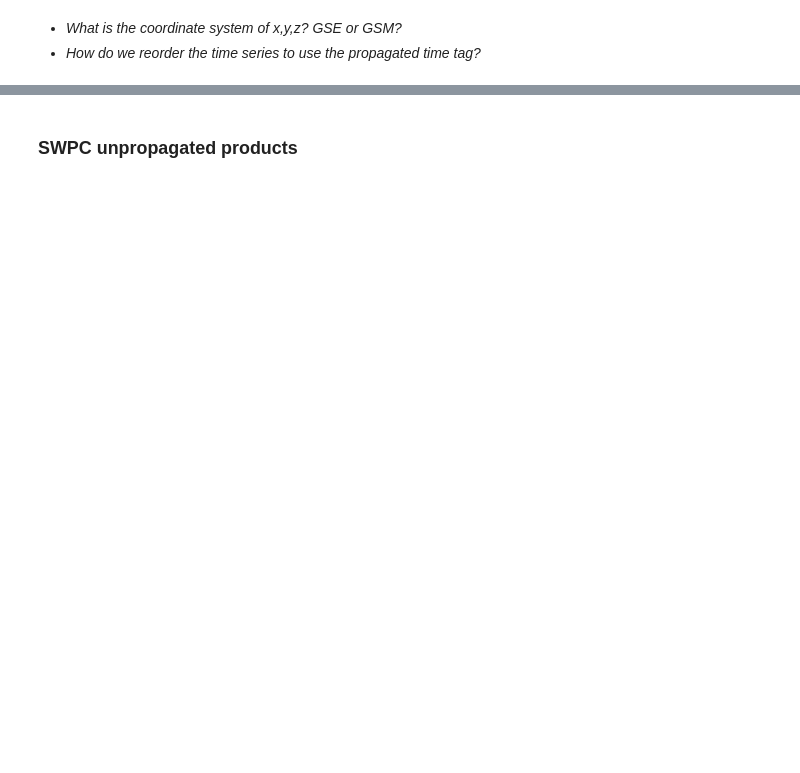
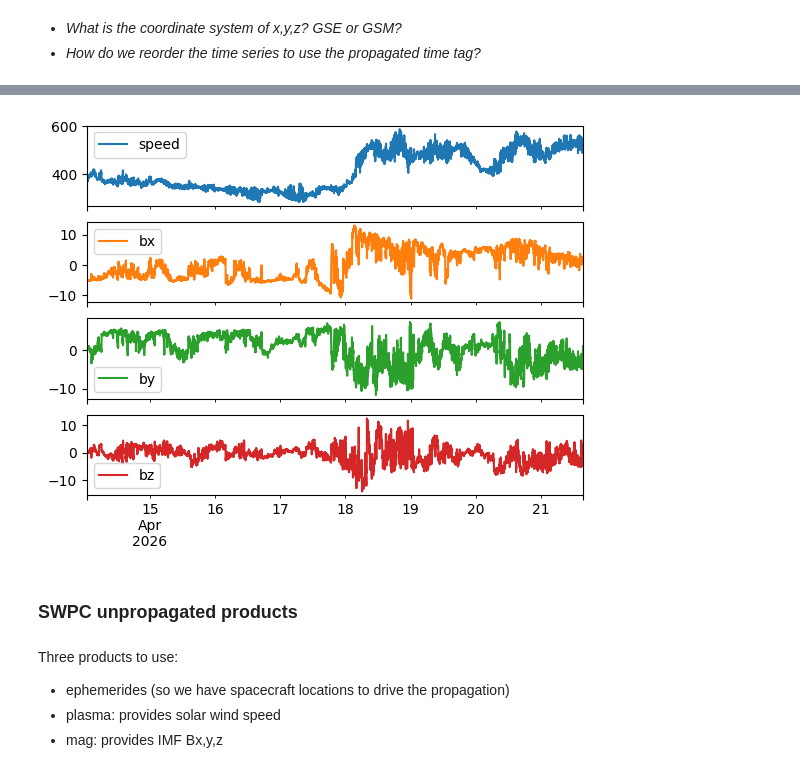
Before and after one commit to smithara/scratchpad, a Jupyter notebook: OMNI-and-RTSW/access-omni-and-rtsw.ipynb, the cells around one changed output, grey strips where cells are left out. Saved outputs shown, nothing was run; the diff lists cells and outputs as text; code cells hidden in the pictures; blank space fills up the shorter version.

```diff
--- a/OMNI-and-RTSW/access-omni-and-rtsw.ipynb
+++ b/OMNI-and-RTSW/access-omni-and-rtsw.ipynb
@@ -296,0 +332,32 @@ _ = df_propagated_solar_wind.plot(subplots=True)
+# %%
+def nanmean(series):
+    """Compute the mean of a pandas Series, ignoring NaN values."""
+    if series.isna().all() or len(series) == 0:
+        return np.nan
+    return series.mean(skipna=True)
+
+
+def reorder_series(df=df_propagated_solar_wind):
+    # Reorganise time series with "propagated_time_tag" as the index
+    df = df.copy()
+    df = df.drop(columns=["density", "temperature", "bt", "vx", "vy", "vz"])
+    df = df.set_index("propagated_time_tag")
+    df = df.sort_index()
+    # df = df[~df.index.duplicated(keep="first")]
+    # Eliminated duplicates within the same minute, by averaging them
+    df = df.resample("min").agg(nanmean)
+    # Generate new UTC-minute-aligned index within the interval
+    t = df.index[0].to_pydatetime()
+    t_start = dt.datetime(t.year, t.month, t.day, t.hour, t.minute + 1, 0)
+    t = df.index[-1].to_pydatetime()
+    t_end = dt.datetime(t.year, t.month, t.day, t.hour, t.minute, 0)
+    utc_times = pd.date_range(t_start, t_end, freq="min")
+    new_index = utc_times.union(df.index).drop_duplicates()
+    # Interpolate original time series onto the UTC minutes
+    df = df.reindex(new_index).interpolate(method="linear")
+    df = df.reindex(utc_times)
+    return df
+
+
+df_prop_swpc_reordered = reorder_series(df_propagated_solar_wind)
+df_prop_swpc_reordered
@@ -297,4 +378,13 @@ _ = df_propagated_solar_wind.plot(subplots=True)
+# %%
+_ = df_prop_swpc_reordered.plot(subplots=True)
+# %% [output]
+[figure, added]
 # %% [markdown]
 ### SWPC unpropagated products
+# %% [markdown]
+Three products to use:
+- ephemerides (so we have spacecraft locations to drive the propagation)
+- plasma: provides solar wind speed
+- mag: provides IMF Bx,y,z
 # %%
 df_ephemerides = fetch_json(datasources_swpc["ephemerides"])
```
Also changed, not shown: parts of 37 cells of this notebook, 1 other file.
